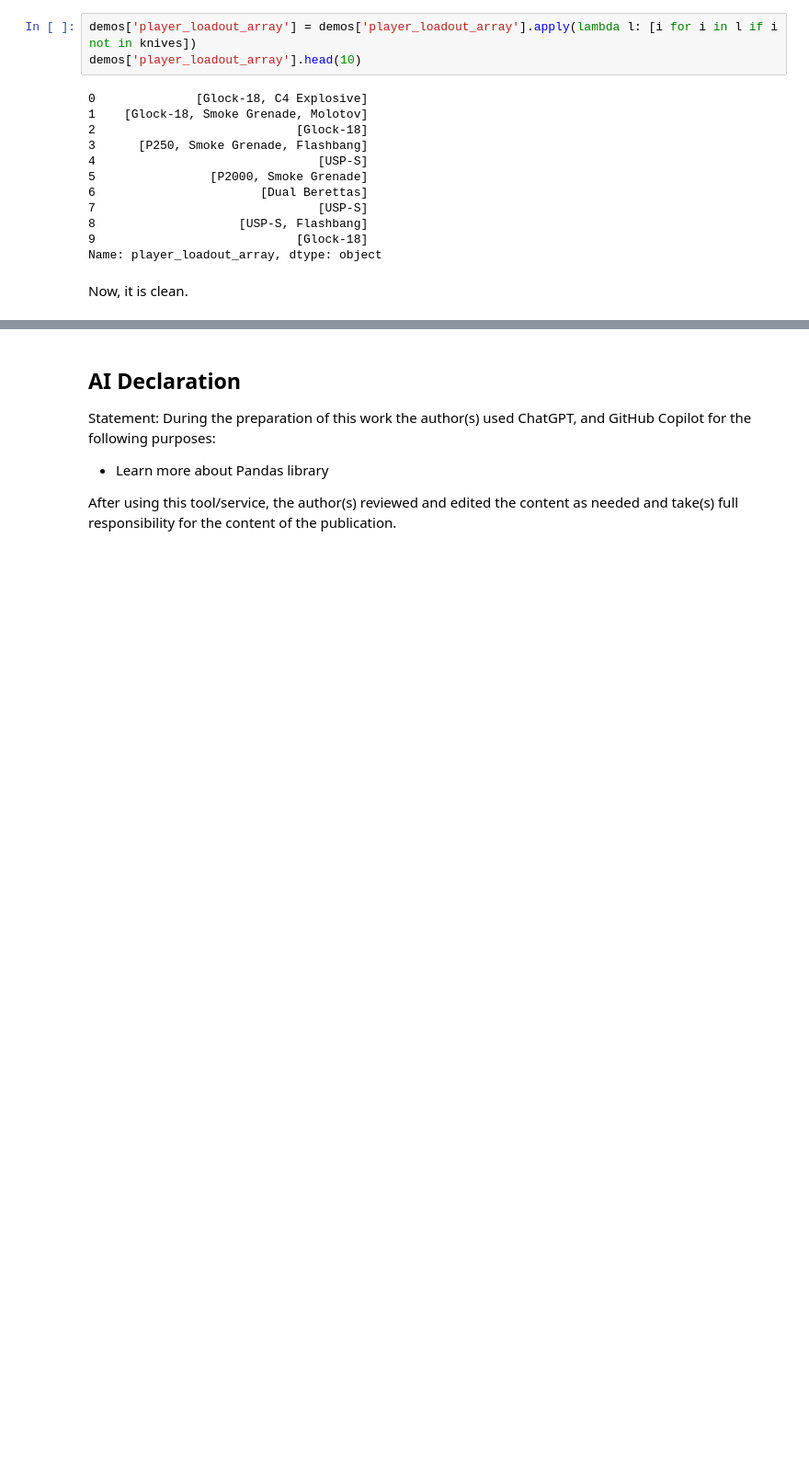
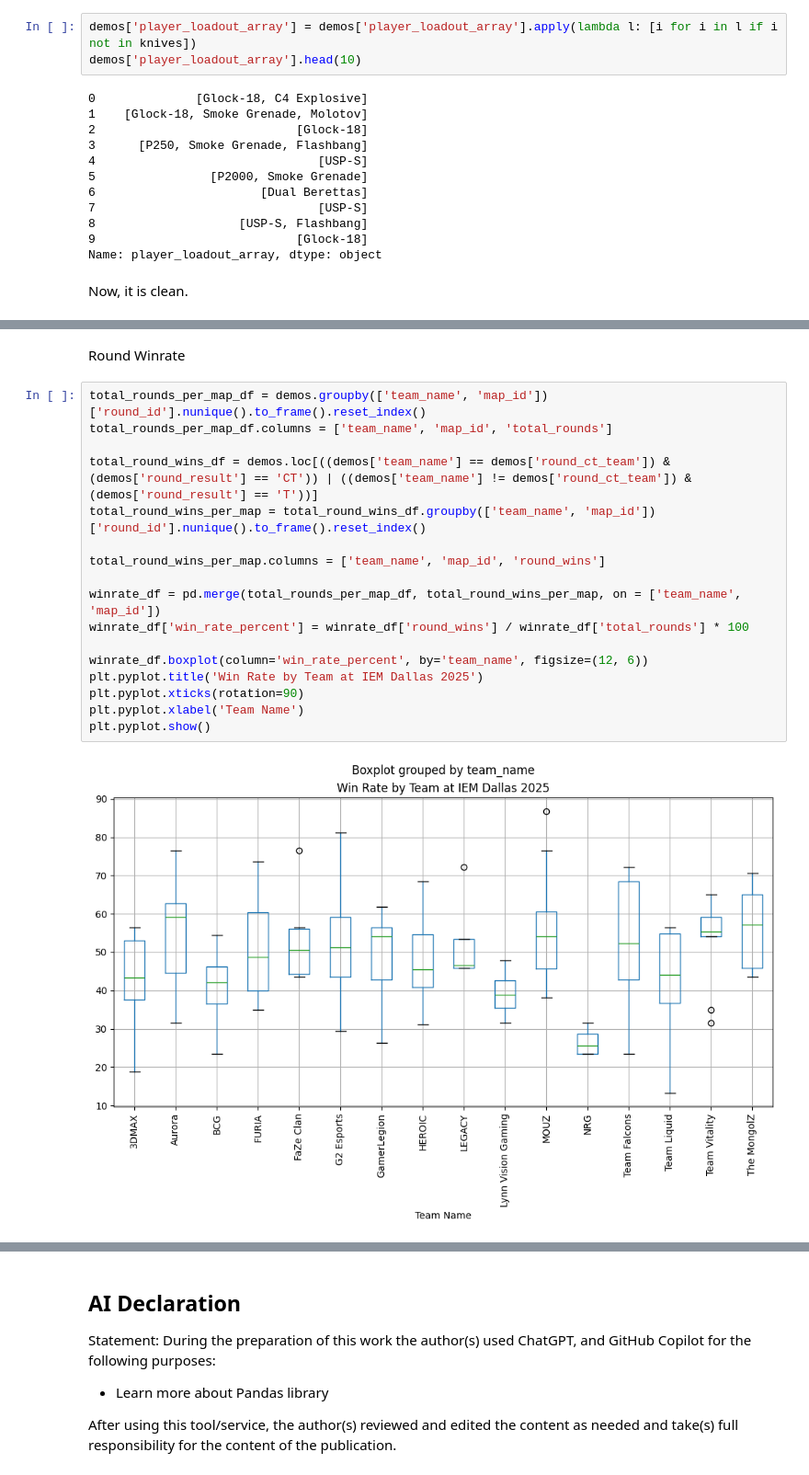
Before and after one commit to iwillreku3206/CSMODEL-MP, a Jupyter notebook: MP.ipynb, the cells around one changed output, grey strips where cells are left out. Shown: that part at 92% size. Saved outputs shown, nothing was run; the diff lists cells and outputs as text; blank space fills up the shorter version.

```diff
--- a/MP.ipynb
+++ b/MP.ipynb
@@ -410,0 +511,21 @@ Now, it is clean.
+# %% [markdown]
+Round Winrate
+# %%
+total_rounds_per_map_df = demos.groupby(['team_name', 'map_id'])['round_id'].nunique().to_frame().reset_index()
+total_rounds_per_map_df.columns = ['team_name', 'map_id', 'total_rounds']
+
+total_round_wins_df = demos.loc[((demos['team_name'] == demos['round_ct_team']) & (demos['round_result'] == 'CT')) | ((demos['team_name'] != demos['round_ct_team']) & (demos['round_result'] == 'T'))]
+total_round_wins_per_map = total_round_wins_df.groupby(['team_name', 'map_id'])['round_id'].nunique().to_frame().reset_index()
+
+total_round_wins_per_map.columns = ['team_name', 'map_id', 'round_wins']
+
+winrate_df = pd.merge(total_rounds_per_map_df, total_round_wins_per_map, on = ['team_name', 'map_id'])
+winrate_df['win_rate_percent'] = winrate_df['round_wins'] / winrate_df['total_rounds'] * 100
+
+winrate_df.boxplot(column='win_rate_percent', by='team_name', figsize=(12, 6))
+plt.pyplot.title('Win Rate by Team at IEM Dallas 2025')
+plt.pyplot.xticks(rotation=90)
+plt.pyplot.xlabel('Team Name')
+plt.pyplot.show()
+# %% [output]
+[figure, added]
```
Also changed, not shown: parts of 28 cells of this notebook, 1 other file.
